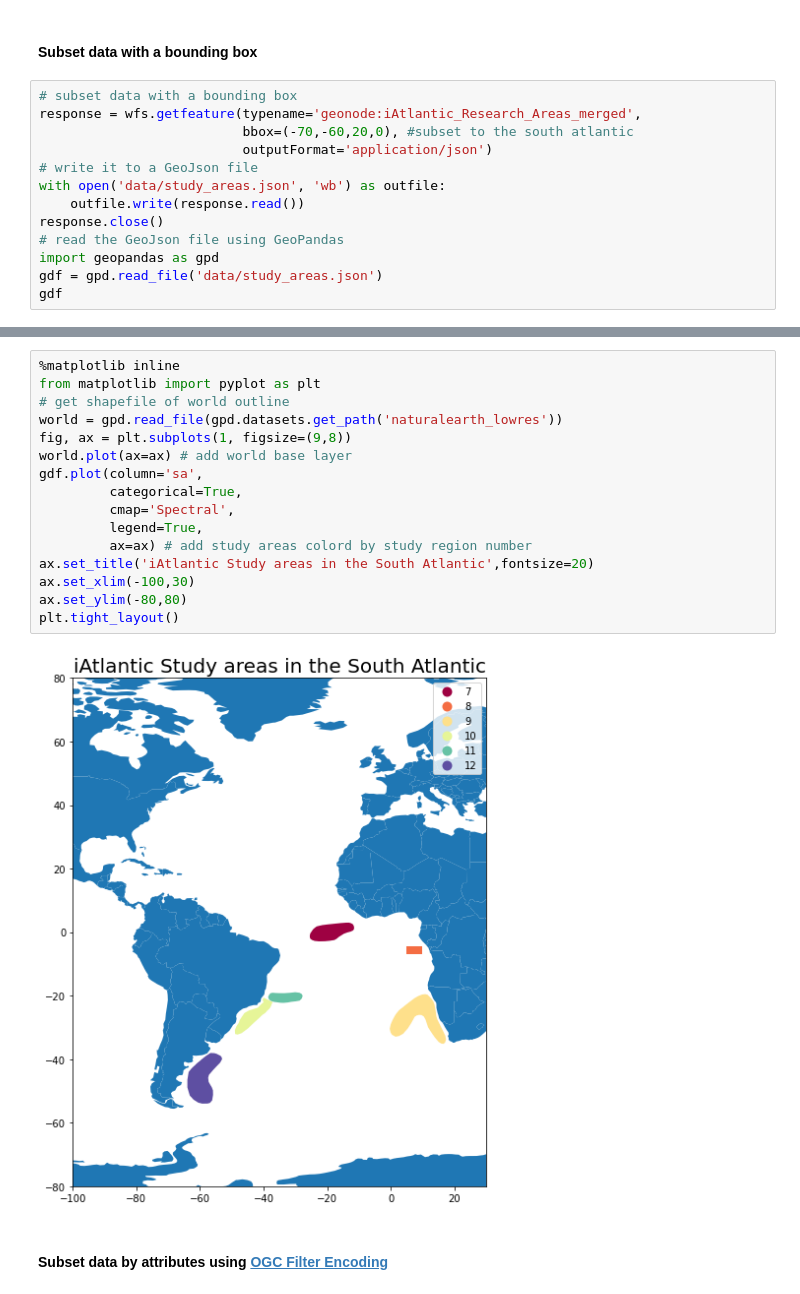
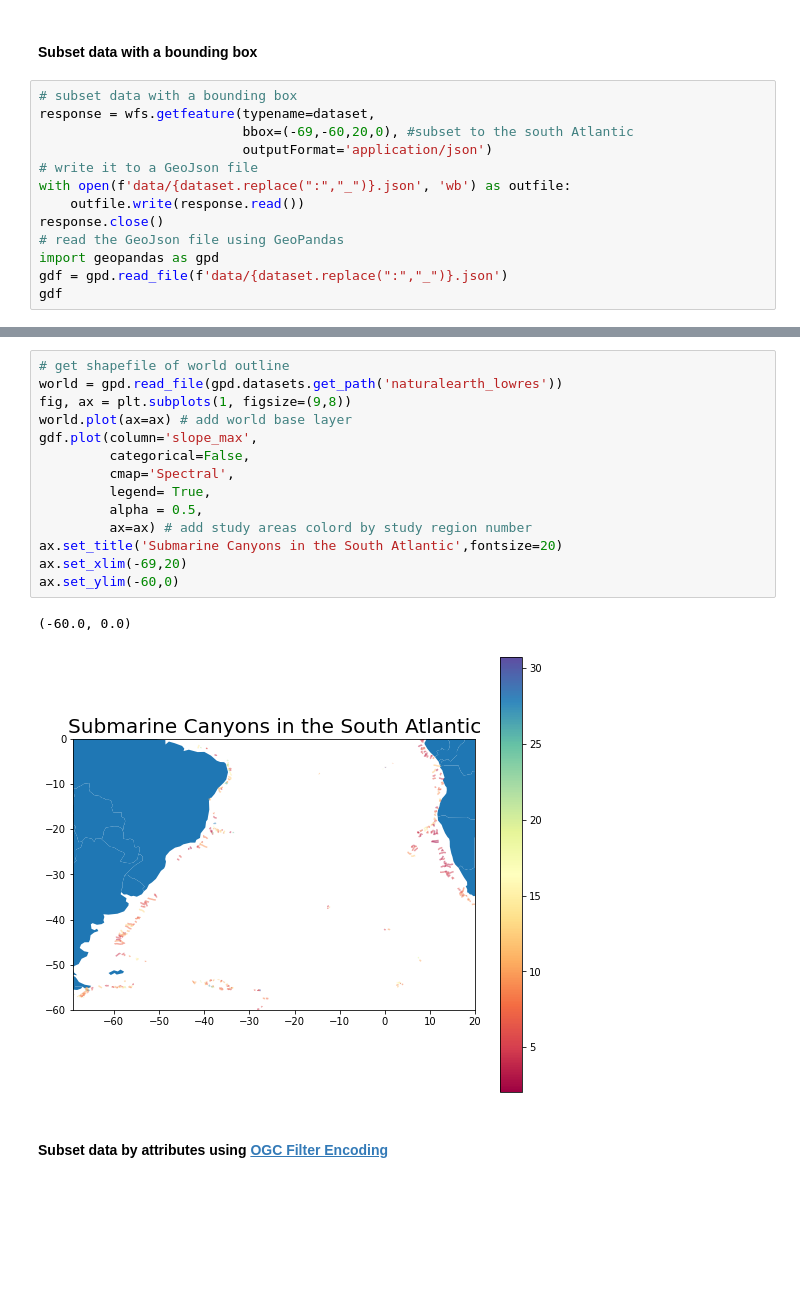
Before and after one commit to iAtlanitcGeoNode/OGC_webservices_workshop, a Jupyter notebook: 3_subset_and_download_data_with_WFS&WCS.ipynb, the cells around one changed output, grey strips where cells are left out. Saved outputs shown, nothing was run; the diff lists cells and outputs as text; blank space fills up the shorter version.

```diff
--- a/3_subset_and_download_data_with_WFS&WCS.ipynb
+++ b/3_subset_and_download_data_with_WFS&WCS.ipynb
@@ -93,15 +125,15 @@ wfs.get_schema('geonode:iAtlantic_Research_Areas_merged')
 #### Subset data with a bounding box
 # %%
 # subset data with a bounding box
-response = wfs.getfeature(typename='geonode:iAtlantic_Research_Areas_merged',
-                          bbox=(-70,-60,20,0), #subset to the south atlantic
+response = wfs.getfeature(typename=dataset,
+                          bbox=(-69,-60,20,0), #subset to the south Atlantic
                           outputFormat='application/json')
 # write it to a GeoJson file
-with open('data/study_areas.json', 'wb') as outfile:
+with open(f'data/{dataset.replace(":","_")}.json', 'wb') as outfile:
     outfile.write(response.read())
 response.close()
 # read the GeoJson file using GeoPandas
 import geopandas as gpd
-gdf = gpd.read_file('data/study_areas.json')
+gdf = gpd.read_file(f'data/{dataset.replace(":","_")}.json')
 gdf
 # %% [output]
@@ -115,21 +153,20 @@ gdf
 # %%
-%matplotlib inline
-from matplotlib import pyplot as plt
 # get shapefile of world outline
 world = gpd.read_file(gpd.datasets.get_path('naturalearth_lowres'))
 fig, ax = plt.subplots(1, figsize=(9,8))
 world.plot(ax=ax) # add world base layer
-gdf.plot(column='sa',
-         categorical=True,
+gdf.plot(column='slope_max',
+         categorical=False,
          cmap='Spectral',
-         legend=True,
+         legend= True,
+         alpha = 0.5,
          ax=ax) # add study areas colord by study region number
-ax.set_title('iAtlantic Study areas in the South Atlantic',fontsize=20)
-ax.set_xlim(-100,30)
-ax.set_ylim(-80,80)
-plt.tight_layout()
+ax.set_title('Submarine Canyons in the South Atlantic',fontsize=20)
+ax.set_xlim(-69,20)
+ax.set_ylim(-60,0)
 # %% [output]
+(-60.0, 0.0)
-[figure, old version]
+[figure, new version]
 # %% [markdown]
 #### Subset data by attributes using [OGC Filter Encoding](https://www.ogc.org/standards/filter)
 # %%
```
Also changed, not shown: parts of 21 cells of this notebook, 6 other files.
